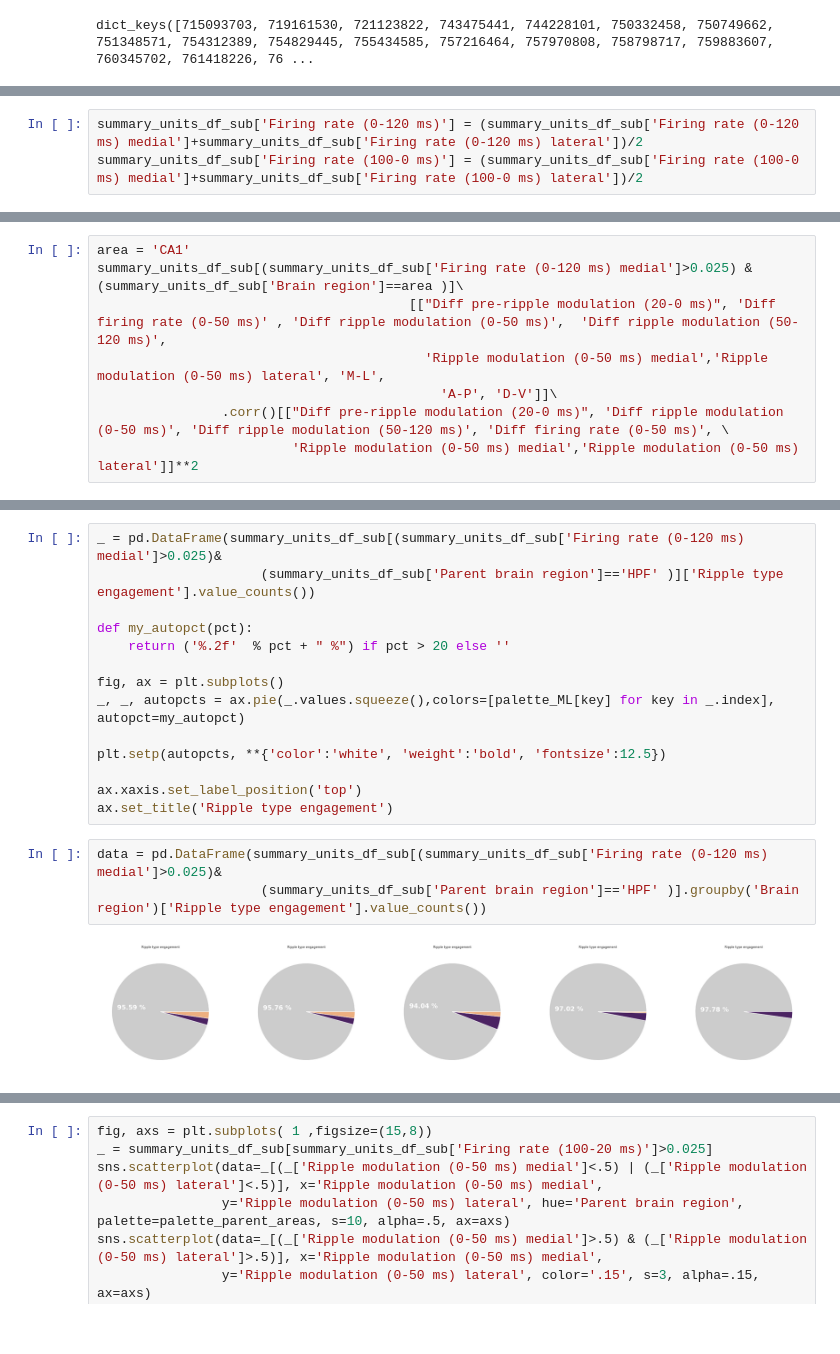
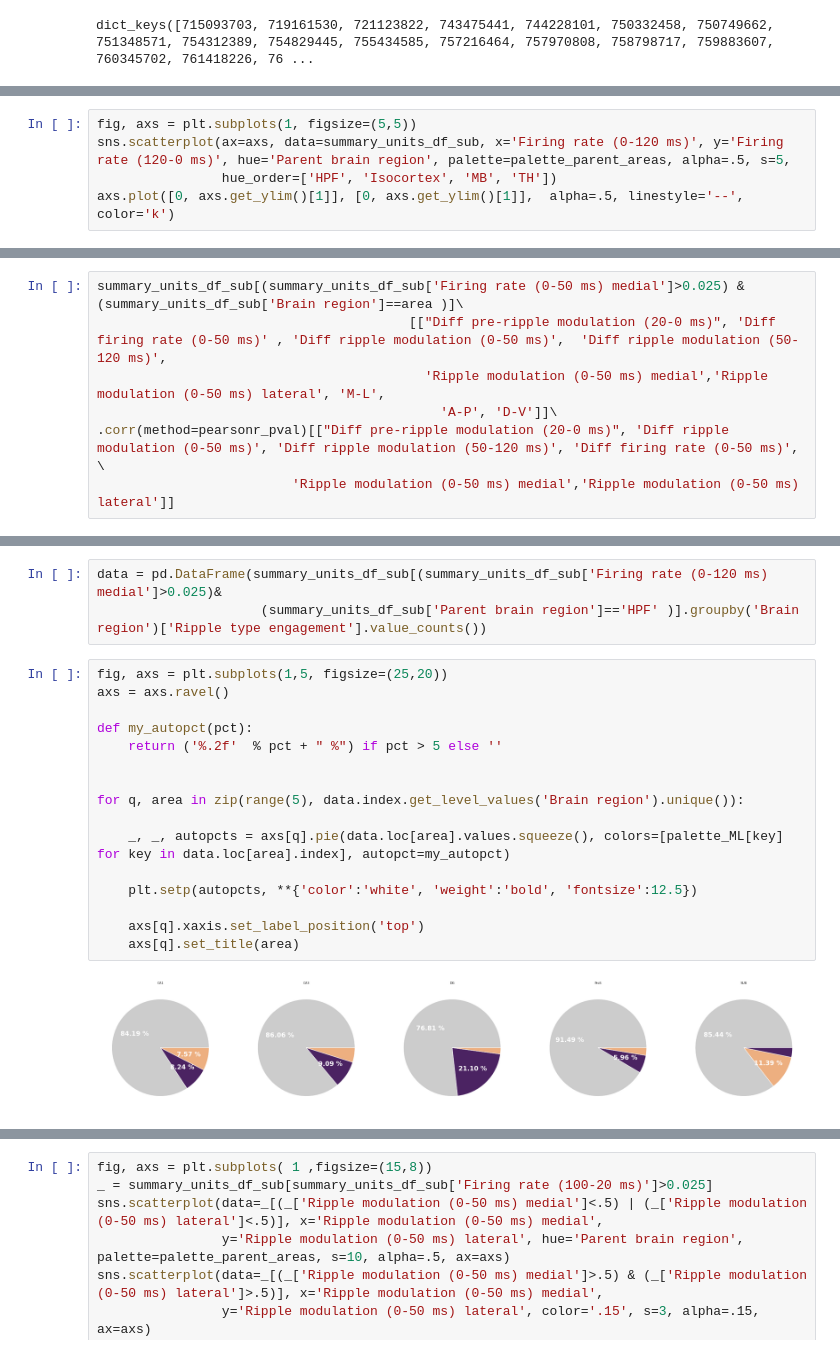
Before and after one commit to RobertoDF/De-Filippo-et-al-2022, a Jupyter notebook: Calculations/Reviewers_addendum.ipynb, the cells around one changed output, grey strips where cells are left out. Cells and saved outputs as stored; diff of their text form.

```diff
--- a/Calculations/Reviewers_addendum.ipynb
+++ b/Calculations/Reviewers_addendum.ipynb
@@ -501,5 +620,7 @@ g.map_dataframe(func_annotate)
 # %%
-summary_units_df_sub['Firing rate (0-120 ms)'] = (summary_units_df_sub['Firing rate (0-120 ms) medial']+summary_units_df_sub['Firing rate (0-120 ms) lateral'])/2
-summary_units_df_sub['Firing rate (100-0 ms)'] = (summary_units_df_sub['Firing rate (100-0 ms) medial']+summary_units_df_sub['Firing rate (100-0 ms) lateral'])/2
+fig, axs = plt.subplots(1, figsize=(5,5))
+sns.scatterplot(ax=axs, data=summary_units_df_sub, x='Firing rate (0-120 ms)', y='Firing rate (120-0 ms)', hue='Parent brain region', palette=palette_parent_areas, alpha=.5, s=5,
+                hue_order=['HPF', 'Isocortex', 'MB', 'TH'])
+axs.plot([0, axs.get_ylim()[1]], [0, axs.get_ylim()[1]],  alpha=.5, linestyle='--', color='k')
 # %% [output]
 [<matplotlib.lines.Line2D at 0x...>]
@@ -783,11 +975,10 @@ axs[0].axvline(lateral_lim - 5691.510009765625,  color= palette_ML["Lateral"], l
 # %%
-area = 'CA1'
-summary_units_df_sub[(summary_units_df_sub['Firing rate (0-120 ms) medial']>0.025) & (summary_units_df_sub['Brain region']==area )]\
+summary_units_df_sub[(summary_units_df_sub['Firing rate (0-50 ms) medial']>0.025) & (summary_units_df_sub['Brain region']==area )]\
                                         [["Diff pre-ripple modulation (20-0 ms)", 'Diff firing rate (0-50 ms)' , 'Diff ripple modulation (0-50 ms)',  'Diff ripple modulation (50-120 ms)',
                                           'Ripple modulation (0-50 ms) medial','Ripple modulation (0-50 ms) lateral', 'M-L',
                                             'A-P', 'D-V']]\
-                .corr()[["Diff pre-ripple modulation (20-0 ms)", 'Diff ripple modulation (0-50 ms)', 'Diff ripple modulation (50-120 ms)', 'Diff firing rate (0-50 ms)', \
-                         'Ripple modulation (0-50 ms) medial','Ripple modulation (0-50 ms) lateral']]**2
+.corr(method=pearsonr_pval)[["Diff pre-ripple modulation (20-0 ms)", 'Diff ripple modulation (0-50 ms)', 'Diff ripple modulation (50-120 ms)', 'Diff firing rate (0-50 ms)', \
+                         'Ripple modulation (0-50 ms) medial','Ripple modulation (0-50 ms) lateral']]
 # %% [output]
 |  | Diff pre-ripple modulation (20-0 ms) | Diff ripple modulation (0-50 ms) | Diff ripple modulation (50-120 ms) | Diff firing rate (0-50 ms) | ... |
 | Diff pre-ripple modulation (20-0 ms) | 1.000000e+00 | 8.870738e-09 | 3.643178e-30 | 1.636337e-82 | ... |
@@ -848,20 +1046,22 @@ Text(0.5, 1.0, 'Ripple type engagement')
 # %%
-_ = pd.DataFrame(summary_units_df_sub[(summary_units_df_sub['Firing rate (0-120 ms) medial']>0.025)&
-                     (summary_units_df_sub['Parent brain region']=='HPF' )]['Ripple type engagement'].value_counts())
-
-def my_autopct(pct):
-    return ('%.2f'  % pct + " %") if pct > 20 else ''
-
-fig, ax = plt.subplots()
-_, _, autopcts = ax.pie(_.values.squeeze(),colors=[palette_ML[key] for key in _.index], autopct=my_autopct)
-
-plt.setp(autopcts, **{'color':'white', 'weight':'bold', 'fontsize':12.5})
-
-ax.xaxis.set_label_position('top')
-ax.set_title('Ripple type engagement')
+data = pd.DataFrame(summary_units_df_sub[(summary_units_df_sub['Firing rate (0-120 ms) medial']>0.025)&
+                     (summary_units_df_sub['Parent brain region']=='HPF' )].groupby('Brain region')['Ripple type engagement'].value_counts())
 # %%
-data = pd.DataFrame(summary_units_df_sub[(summary_units_df_sub['Firing rate (0-120 ms) medial']>0.025)&
-                     (summary_units_df_sub['Parent brain region']=='HPF' )].groupby('Brain region')['Ripple type engagement'].value_counts())
+fig, axs = plt.subplots(1,5, figsize=(25,20))
+axs = axs.ravel()
+
+def my_autopct(pct):
+    return ('%.2f'  % pct + " %") if pct > 5 else ''
+
+
+for q, area in zip(range(5), data.index.get_level_values('Brain region').unique()):
+
+    _, _, autopcts = axs[q].pie(data.loc[area].values.squeeze(), colors=[palette_ML[key] for key in data.loc[area].index], autopct=my_autopct)
+
+    plt.setp(autopcts, **{'color':'white', 'weight':'bold', 'fontsize':12.5})
+
+    axs[q].xaxis.set_label_position('top')
+    axs[q].set_title(area)
 # %% [output]
-[figure, old version]
+[figure, new version]
 # %%
```
Also changed, not shown: parts of 105 cells of this notebook, 7 other files.
